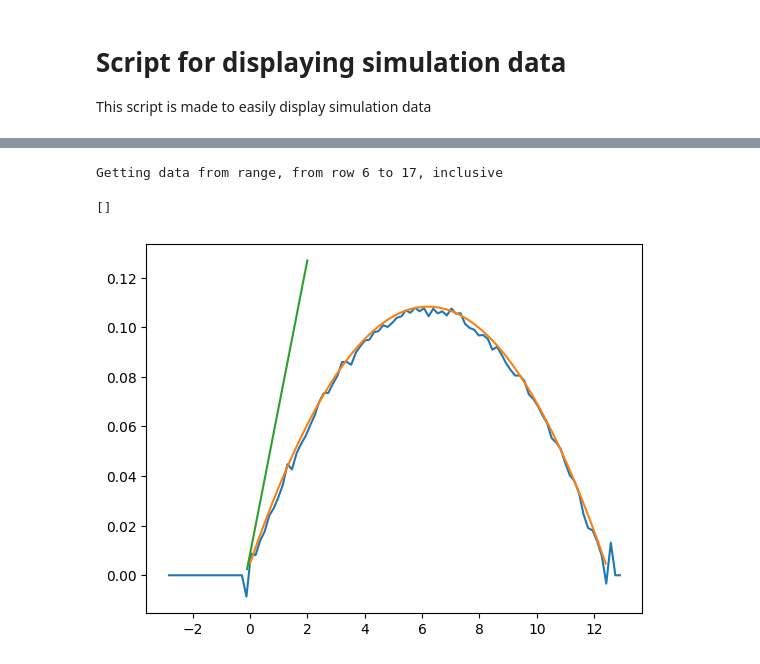
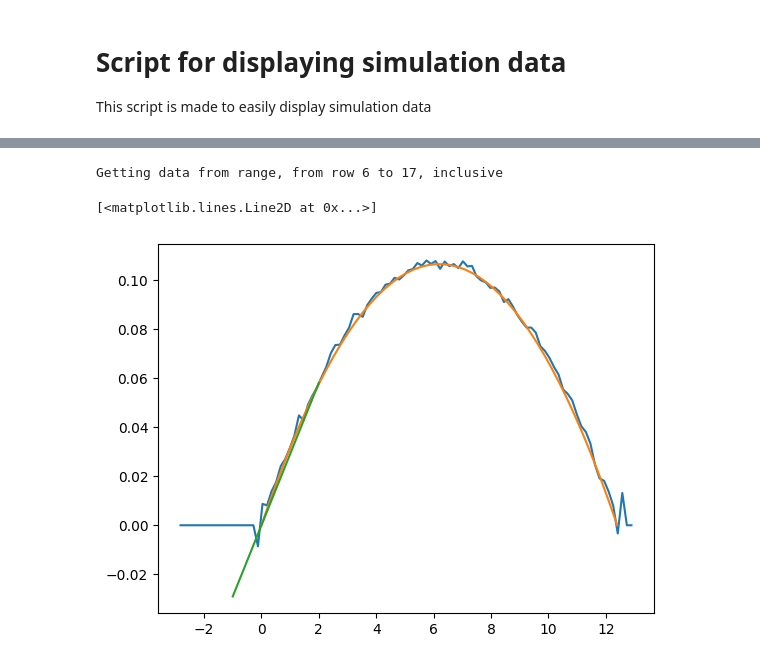
Before and after one commit to Cyandied/MathPhyscisSubjectModuleProject, a Jupyter notebook: DataDisplay/simulationData.ipynb, the cells around one changed output, grey strips where cells are left out. Drawn from its saved outputs; the diff is of its cells as text; code cells hidden in the pictures.

Commit message:
Modified the L_s finder a little and made data more clear
Z is now skewed by 2.9 letting it start at 0

V now gets its spikes cleaned ealier : )

```diff
--- a/DataDisplay/simulationData.ipynb
+++ b/DataDisplay/simulationData.ipynb
@@ -69,7 +71,7 @@ def cleanSpikes(velocity):
 # %%
 #Here we store functions to make the theoretical model
 
-#Boltzmann constant, we need this
+#Boltzmann constant, we need this?
 kB = 1.38*(10**(-23))
 
 def momentumPFlowEquation(y,rho,mu,P,A,B):
@@ -85,16 +87,18 @@ def neumannSlip(Ls,channel_width,rho,mu,P):
     B = Ls*A
     return A,B
 
-def findSlipLength(simulationData):
+def findSlipLength(simulationData,force_b=-1):
     dudxs = []
-    for i in range(0,np.sum(simulationData["table"]["Z"] < simulationData["simulationParams"]["width_of_channel"]/2)):
+    for i in range(0,np.sum(simulationData["table"]["Z"] < simulationData["simulationParams"]["width_of_channel"]/10)):
         dudx = simulationData["table"]["V"][i+2]-simulationData["table"]["V"][i]
-        if(dudx > 0):
-            dudxs.append(dudx)
+        if(dudx > 0 and simulationData["table"]["V"][i] > 0 and simulationData["table"]["V"][i+2] > 0):
+            dudxs.append(dudx/(simulationData["table"]["Z"][i+2]-simulationData["table"]["Z"][i]))
     a = np.mean(dudxs)
-    maskL = simulationData["table"]["Z"] > 2.9
-    maskU = simulationData["table"]["Z"][maskL] < 3.1
-    b = np.mean(cleanSpikes(simulationData["table"]["V"][maskL][maskU]))
+    maskL = simulationData["table"]["Z"] > 0
+    maskU = simulationData["table"]["Z"][maskL] < 0.1
+    b = np.mean(simulationData["table"]["V"][maskL][maskU])
+    if(force_b>=0):
+        b=force_b
     L_s = -b/a
     return np.abs(L_s),a,b
 
@@ -104,4 +108,4 @@ cw = 10
 Y = np.linspace(0,10)
 A,B= neumannSlip(1,cw,1,1,-1)
 
-plt.plot(Y,momentumPFlowEquation(Y,1,1,-1,A,B))
+# plt.plot(Y,momentumPFlowEquation(Y,1,1,-1,A,B))
@@ -111,29 +112,29 @@ plt.plot(Y,momentumPFlowEquation(Y,1,1,-1,A,B))
 # %%
 #Set your default simulation (meaning the simulation you have run where all variables are "default" for you)
 #For me it is T1 at row 5
 default = Data("Thea",5)
 
 #I get all my sims, luckily they are right next to eachother in the excel sheet
 sims = getSeveralSims("Thea",rowRange=[6,17])
 
 #Testing slip length estimation:
 data = default
 
-L_s,a,b = findSlipLength(data)
+L_s,a,b = findSlipLength(data,0)
 
-Z = data["table"]["Z"]-2.9
+Z = data["table"]["Z"]
 min = np.min(Z)
 Y = np.linspace(0,data["simulationParams"]["width_of_channel"]*1.24)
-plt.plot(Z,cleanSpikes(data["table"]["V"]))
-A,B = neumannSlip(L_s,data["simulationParams"]["width_of_channel"]*1.24,data["simulationParams"]["density_fluid"],2.65,-0.01)
-plt.plot(Y,momentumPFlowEquation(Y,data["simulationParams"]["density_fluid"],2.65,-0.01,A,B))
-X = np.linspace(-0.1,2)
+plt.plot(Z,data["table"]["V"])
+A,B = neumannSlip(L_s,data["simulationParams"]["width_of_channel"]*1.24,data["simulationParams"]["density_fluid"],2.58,-0.01)
+plt.plot(Y,momentumPFlowEquation(Y,data["simulationParams"]["density_fluid"],2.58,-0.01,A,B))
+X = np.linspace(-1,2)
 plt.plot(X,X*a+b)
 #End of testing slip length estimation
 # %% [output]
 Getting data from range, from row 6 to 17, inclusive
-[]
+[<matplotlib.lines.Line2D at 0x...>]
-[figure, old version]
+[figure, new version]
 # %%
 #Function purely to not have to look at this exact code over and over again
 def plotInFigure(plot:plt.Axes,sim:dict,label:str,plottype:str,default:dict=None):
```
Also changed, not shown: parts of 4 cells of this notebook.
